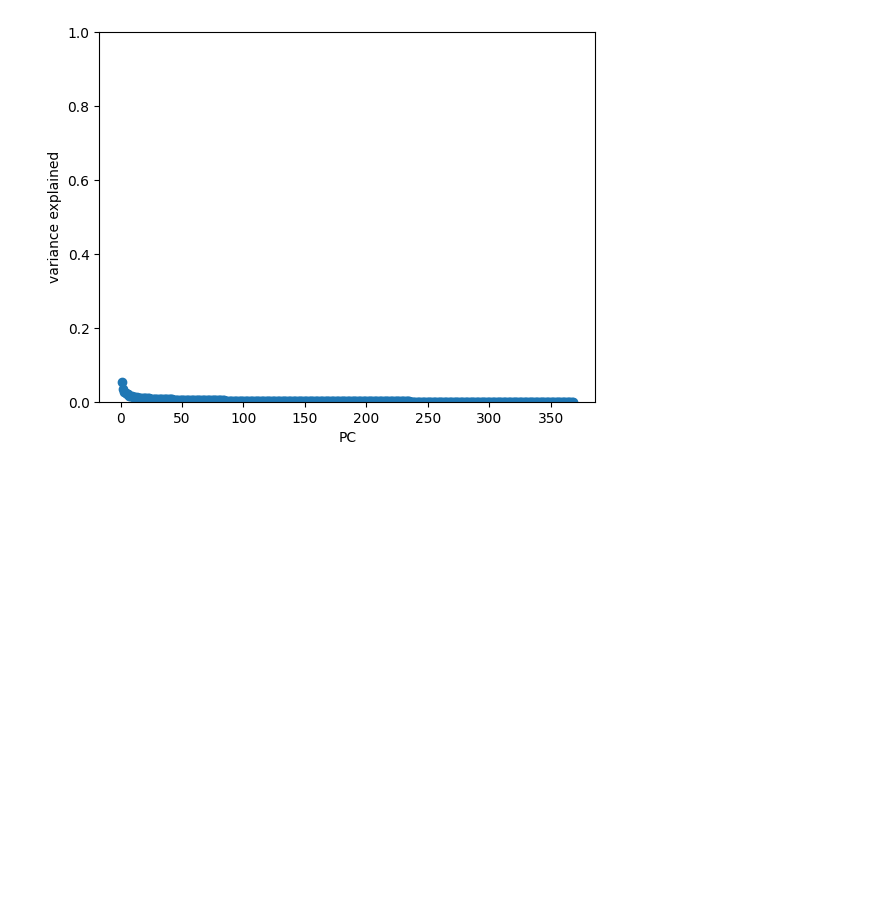
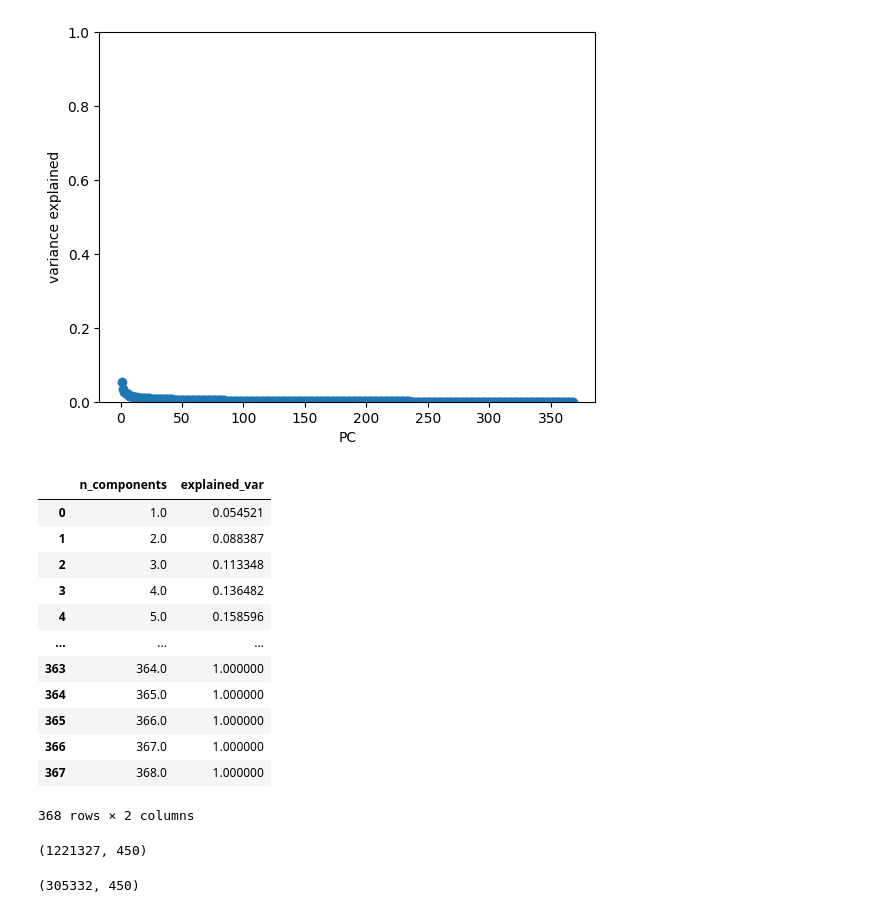
Before and after one commit to MSDSPT2025B-Term-2-LT4/HOME_CREDIT_KAGGLE, a Jupyter notebook: kaggle/05_PCA_num_cols.ipynb, the cells around one changed output. Drawn from its saved outputs; the diff is of its cells as text; code cells hidden in the pictures; blank space fills up the shorter version.

```diff
--- a/kaggle/05_PCA_num_cols.ipynb
+++ b/kaggle/05_PCA_num_cols.ipynb
@@ -417,9 +417,14 @@ from sklearn.decomposition import PCA
 from sklearn.preprocessing import StandardScaler
 
 X_num = X[num_cols].to_numpy()
-X_num = StandardScaler().fit_transform(X_num)
+scaler = StandardScaler()
+X_num = scaler.fit_transform(X_num)
 pca = PCA(random_state = 42)
-X_num_pca = pca.fit(X_num)
+X_num = pca.fit_transform(X_num)
+
+Xt_num = X_test[num_cols].to_numpy()
+Xt_num = scaler.transform(Xt_num)
+Xt_num = pca.transform(Xt_num)
 # %%
 plt.figure(figsize=(20,6))
 plt.plot(
@@ -441,0 +445,18 @@ pca_var = pd.DataFrame()
+# %%
+pca_var = pd.DataFrame([range(1, len(pca.explained_variance_ratio_) + 1), pca.explained_variance_ratio_.cumsum()]).T
+pca_var.columns = ["n_components", "explained_var"]
+pca_var
+# %% [output]
+|  | n_components | explained_var |
+| 0 | 1.0 | 0.054521 |
+| 1 | 2.0 | 0.088387 |
+| 2 | 3.0 | 0.113348 |
+| 3 | 4.0 | 0.136482 |
+| 4 | 5.0 | 0.158596 |
+| ... | ... | ... |
+| 363 | 364.0 | 1.000000 |
+| 364 | 365.0 | 1.000000 |
+| 365 | 366.0 | 1.000000 |
+| 366 | 367.0 | 1.000000 |
+| 367 | 368.0 | 1.000000 |
+368 rows × 2 columns
@@ -441,0 +472,8 @@ pca_var = pd.DataFrame()
+# %%
+X.shape
+# %% [output]
+(1221327, 450)
+# %%
+X_test.shape
+# %% [output]
+(305332, 450)
```
Also changed, not shown: parts of 8 cells of this notebook.
